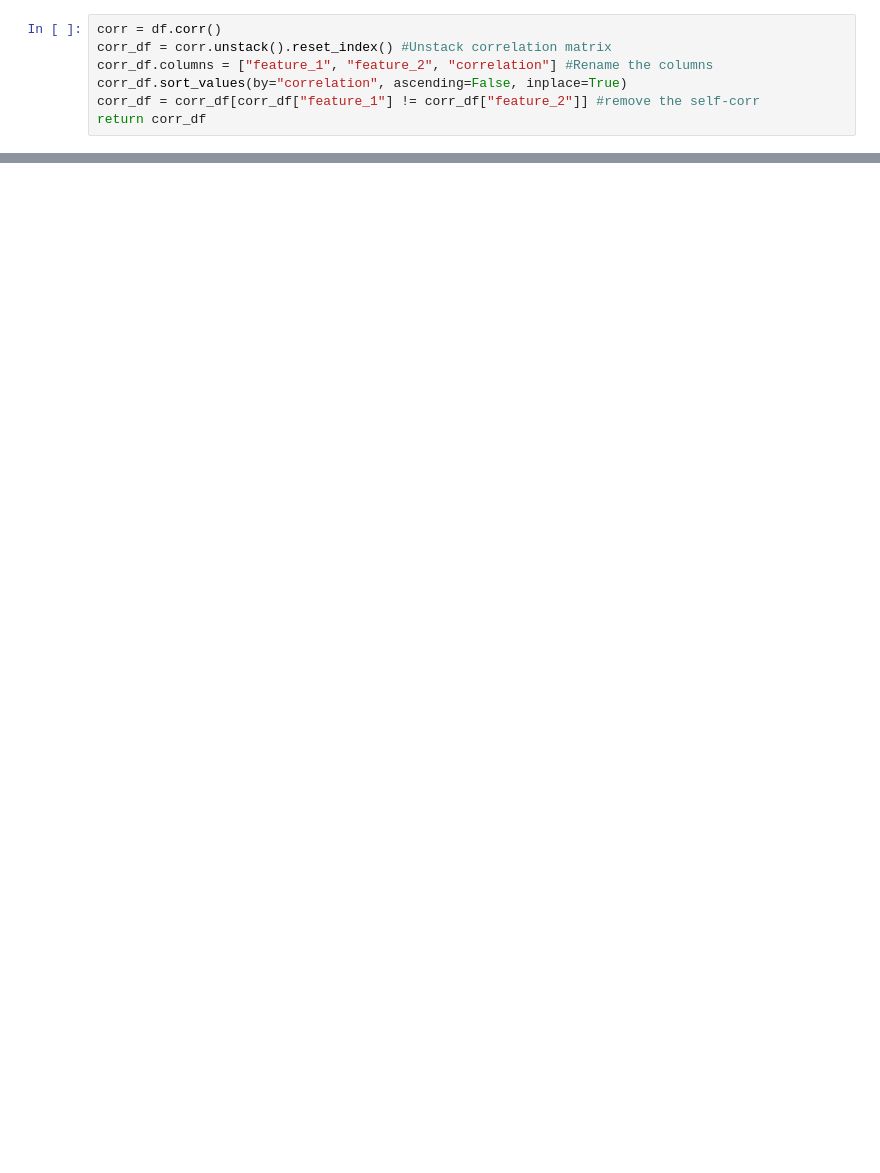
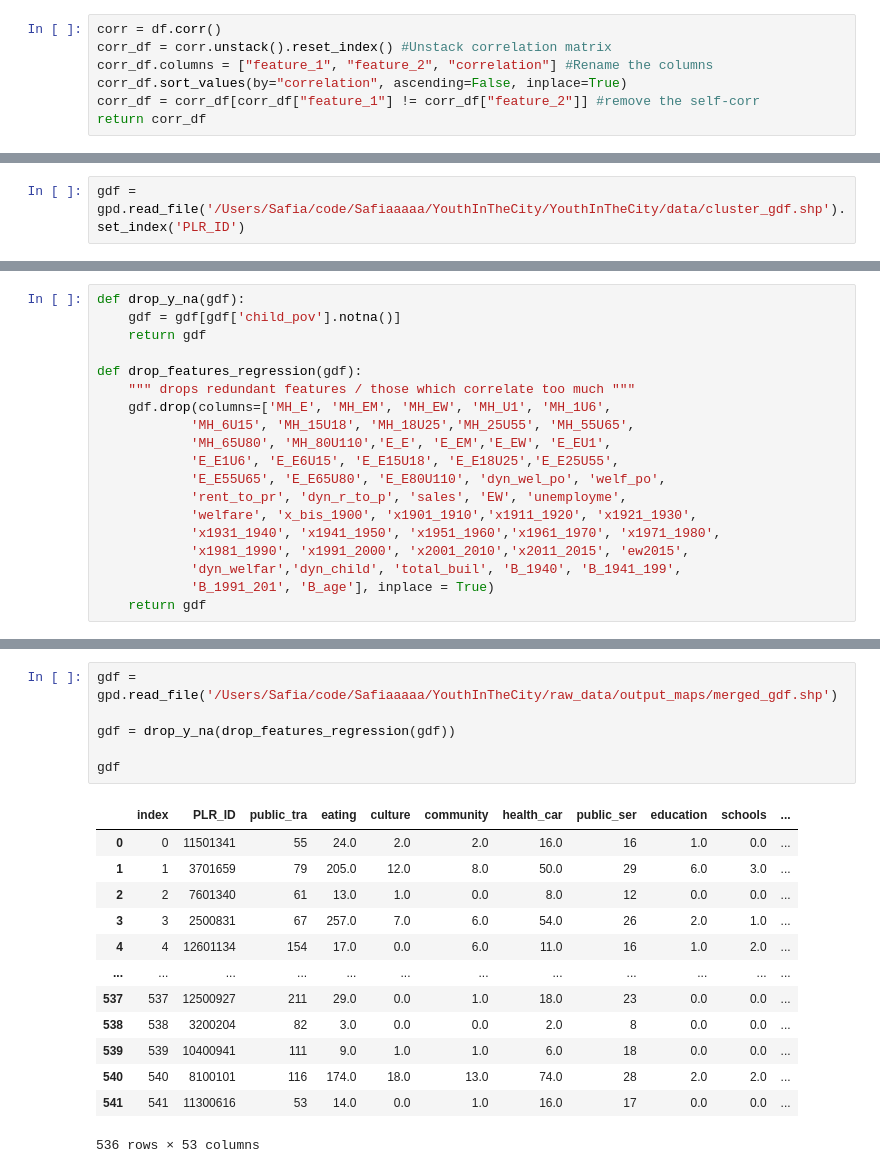
Before and after one commit to Safiaaaaa/YouthInTheCity, a Jupyter notebook: notebooks/safia_preprocessing_social_demo_data.ipynb, the cells around one changed output, grey strips where cells are left out. Saved outputs shown, nothing was run; the diff lists cells and outputs as text; blank space fills up the shorter version.

Commit message:
finished compiling clustering and regression datasets

```diff
--- a/notebooks/safia_preprocessing_social_demo_data.ipynb
+++ b/notebooks/safia_preprocessing_social_demo_data.ipynb
@@ -224,0 +299,2 @@ return corr_df
+# %%
+gdf = gpd.read_file('/Users/Safia/code/Safiaaaaa/YouthInTheCity/YouthInTheCity/data/cluster_gdf.shp').set_index('PLR_ID')
@@ -224,0 +318,19 @@ return corr_df
+# %%
+def drop_y_na(gdf):
+    gdf = gdf[gdf['child_pov'].notna()]
+    return gdf
+
+def drop_features_regression(gdf):
+    """ drops redundant features / those which correlate too much """
+    gdf.drop(columns=['MH_E', 'MH_EM', 'MH_EW', 'MH_U1', 'MH_1U6',
+            'MH_6U15', 'MH_15U18', 'MH_18U25','MH_25U55', 'MH_55U65',
+            'MH_65U80', 'MH_80U110','E_E', 'E_EM','E_EW', 'E_EU1',
+            'E_E1U6', 'E_E6U15', 'E_E15U18', 'E_E18U25','E_E25U55',
+            'E_E55U65', 'E_E65U80', 'E_E80U110', 'dyn_wel_po', 'welf_po',
+            'rent_to_pr', 'dyn_r_to_p', 'sales', 'EW', 'unemployme',
+            'welfare', 'x_bis_1900', 'x1901_1910','x1911_1920', 'x1921_1930',
+            'x1931_1940', 'x1941_1950', 'x1951_1960','x1961_1970', 'x1971_1980',
+            'x1981_1990', 'x1991_2000', 'x2001_2010','x2011_2015', 'ew2015',
+            'dyn_welfar','dyn_child', 'total_buil', 'B_1940', 'B_1941_199',
+            'B_1991_201', 'B_age'], inplace = True)
+    return gdf
@@ -224,0 +374,20 @@ return corr_df
+# %%
+gdf = gpd.read_file('/Users/Safia/code/Safiaaaaa/YouthInTheCity/raw_data/output_maps/merged_gdf.shp')
+
+gdf = drop_y_na(drop_features_regression(gdf))
+
+gdf
+# %% [output]
+|  | index | PLR_ID | public_tra | eating | culture | community | health_car | public_ser | education | schools | ... |
+| 0 | 0 | 11501341 | 55 | 24.0 | 2.0 | 2.0 | 16.0 | 16 | 1.0 | 0.0 | ... |
+| 1 | 1 | 3701659 | 79 | 205.0 | 12.0 | 8.0 | 50.0 | 29 | 6.0 | 3.0 | ... |
+| 2 | 2 | 7601340 | 61 | 13.0 | 1.0 | 0.0 | 8.0 | 12 | 0.0 | 0.0 | ... |
+| 3 | 3 | 2500831 | 67 | 257.0 | 7.0 | 6.0 | 54.0 | 26 | 2.0 | 1.0 | ... |
+| 4 | 4 | 12601134 | 154 | 17.0 | 0.0 | 6.0 | 11.0 | 16 | 1.0 | 2.0 | ... |
+| ... | ... | ... | ... | ... | ... | ... | ... | ... | ... | ... | ... |
+| 537 | 537 | 12500927 | 211 | 29.0 | 0.0 | 1.0 | 18.0 | 23 | 0.0 | 0.0 | ... |
+| 538 | 538 | 3200204 | 82 | 3.0 | 0.0 | 0.0 | 2.0 | 8 | 0.0 | 0.0 | ... |
+| 539 | 539 | 10400941 | 111 | 9.0 | 1.0 | 1.0 | 6.0 | 18 | 0.0 | 0.0 | ... |
+| 540 | 540 | 8100101 | 116 | 174.0 | 18.0 | 13.0 | 74.0 | 28 | 2.0 | 2.0 | ... |
+| 541 | 541 | 11300616 | 53 | 14.0 | 0.0 | 1.0 | 16.0 | 17 | 0.0 | 0.0 | ... |
+536 rows × 53 columns
```
Also changed, not shown: parts of 18 cells of this notebook, 6 other files.
